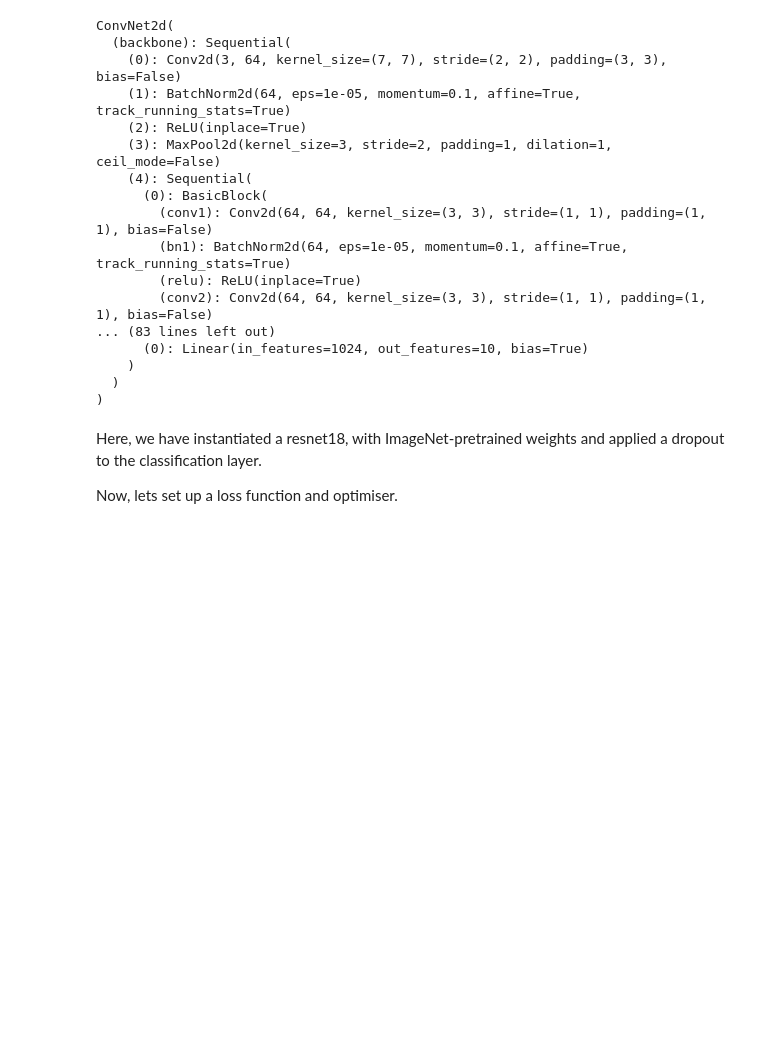
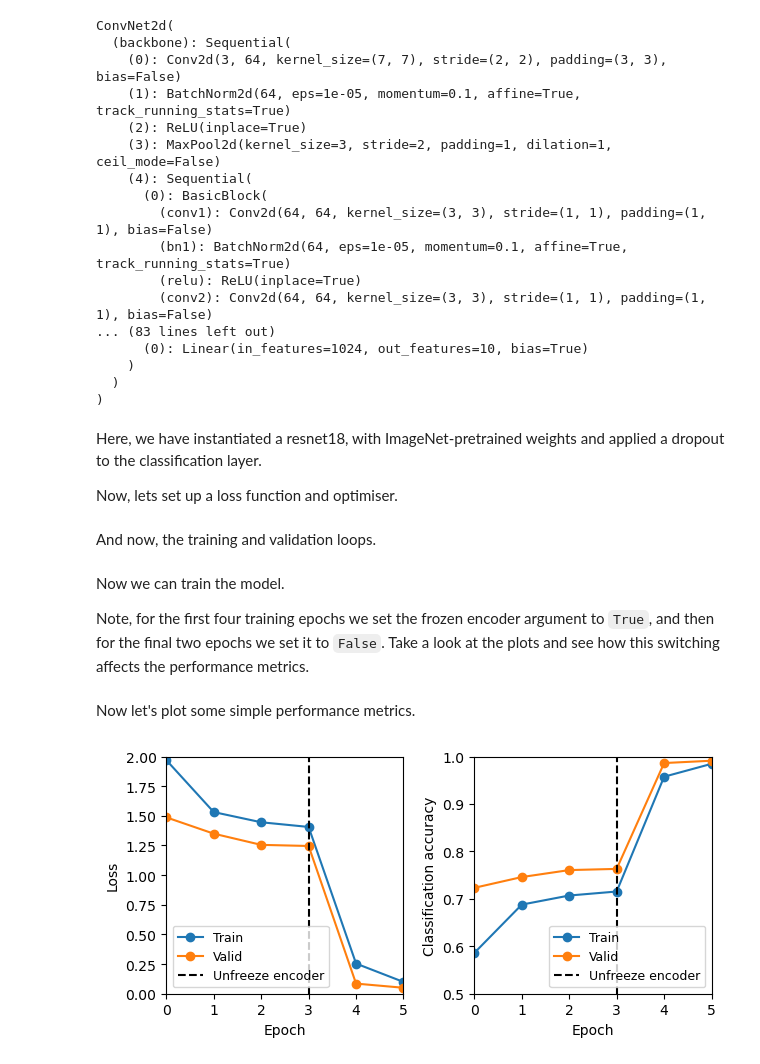
Before and after one commit to jdenholm/TorchTools, a Jupyter notebook: demos/conv_net_2d_mnist_demo.ipynb, the cells around one changed output. Drawn from its saved outputs; the diff is of its cells as text; code cells hidden in the pictures; blank space fills up the shorter version.

```diff
--- a/demos/conv_net_2d_mnist_demo.ipynb
+++ b/demos/conv_net_2d_mnist_demo.ipynb
@@ -81,13 +80,16 @@ valid_loader = DataLoader(valid_set, shuffle=False, batch_size=batch_size)
 As before, we need a model, optimiser and a loss function.
 # %%
 from torch_tools import ConvNet2d
+from torch.cuda import is_available
+
+DEVICE = "cuda" if is_available() else "cpu"
 
 model = ConvNet2d(
     out_feats=10,
     pretrained=True,
     encoder_style="resnet18",
     dense_net_kwargs={"input_dropout": 0.1},
-)
+).to(DEVICE)
 print(model)
 # %% [output]
 ConvNet2d(
@@ -117,3 +119,5 @@ from torch.optim import Adam
 
 loss_func = BCELoss(reduction="sum")
 optimiser = Adam(model.parameters(), lr=1e-4)
+# %% [markdown]
+And now, the training and validation loops.
@@ -119,0 +231,4 @@ optimiser = Adam(model.parameters(), lr=1e-4)
+# %% [markdown]
+Now we can train the model.
+
+Note, for the first four training epochs we set the frozen encoder argument to ``True``, and then for the final two epochs we set it to ``False``. Take a look at the plots and see how this switching affects the performance metrics.
@@ -119,0 +257,40 @@ optimiser = Adam(model.parameters(), lr=1e-4)
+# %% [markdown]
+Now let's plot some simple performance metrics.
+# %%
+
+fig, axes = plt.subplots(1, 2)
+
+axes[0].plot(training_loss, "-o", label="Train")
+axes[0].plot(validation_loss, "-o", label="Valid")
+
+axes[1].plot(training_acc, "-o", label="Train")
+axes[1].plot(validation_acc, "-o", label="Valid")
+
+
+for axis in axes.ravel():
+    axis.set_xlim(left=0, right=len(training_loss) - 1)
+    axis.set_xlabel("Epoch")
+
+axes[0].set_ylim(bottom=0.0, top=2.0)
+axes[1].set_ylim(bottom=0.5, top=1.0)
+
+for axis in axes.ravel():
+    axis.plot(
+        [freeze_epochs - 1] * 2,
+        axis.get_ylim(),
+        "--k",
+        label="Unfreeze encoder",
+    )
+    axis.set_aspect(
+        (axis.get_xlim()[1] - axis.get_xlim()[0])
+        / (axis.get_ylim()[1] - axis.get_ylim()[0]),
+    )
+    axis.legend(fontsize=9)
+
+axes[0].set_ylabel("Loss")
+axes[1].set_ylabel("Classification accuracy")
+
+
+fig.tight_layout()
+# %% [output]
+[figure, added]
```
Also changed, not shown: parts of 4 cells of this notebook.
